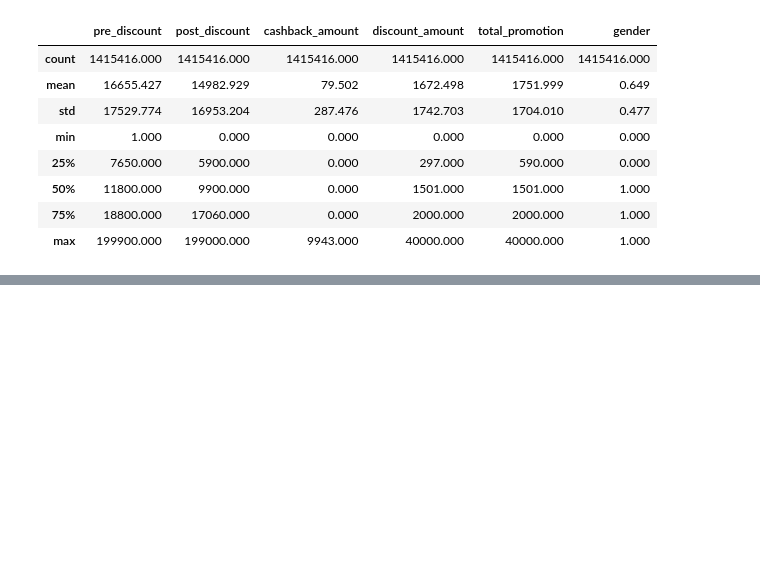
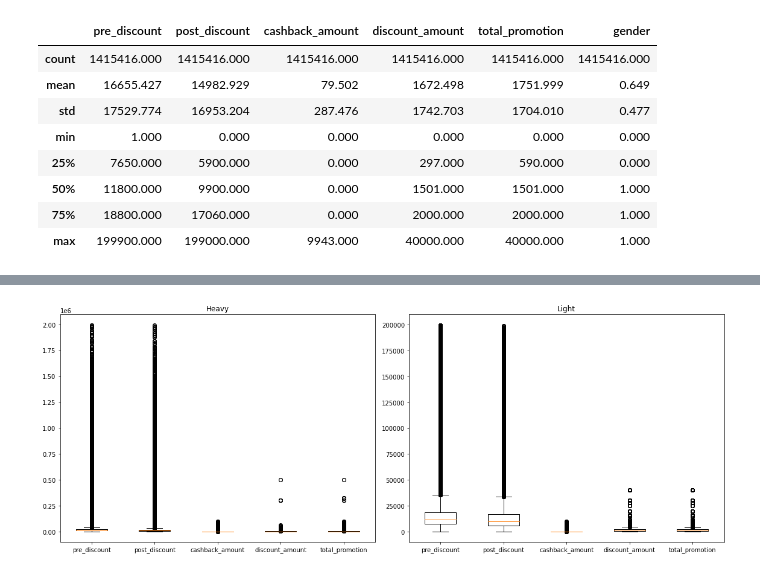
Before and after one commit to LUCI031/chai_analytics, a Jupyter notebook: EDA.ipynb, the cells around one changed output, grey strips where cells are left out. Cells and saved outputs as stored; diff of their text form; code cells hidden in the pictures; blank space fills up the shorter version.

```diff
--- a/EDA.ipynb
+++ b/EDA.ipynb
@@ -364,0 +448,18 @@ display(df[df['heavy']==False].describe())
+# %%
+# 데이터 분포 -> Heavy 유저 안에서는 여전히 유저 간 격차가 심하다
+plt.figure(figsize=(16,6))
+labels=['pre_discount','post_discount','cashback_amount','discount_amount','total_promotion']
+
+ax1 = plt.subplot(121)
+ax1.set_title('Heavy')
+graph1 = plt.boxplot(df[df['heavy']==True].iloc[:,2:7],labels=labels)
+
+ax2 = plt.subplot(122)
+ax2.set_title('Light')
+graph2 = plt.boxplot(df[df['heavy']==False].iloc[:,2:7],labels=labels)
+
+plt.tight_layout()
+
+plt.show()
+# %% [output]
+[figure, added]
```
Also changed, not shown: parts of 7 cells of this notebook.
